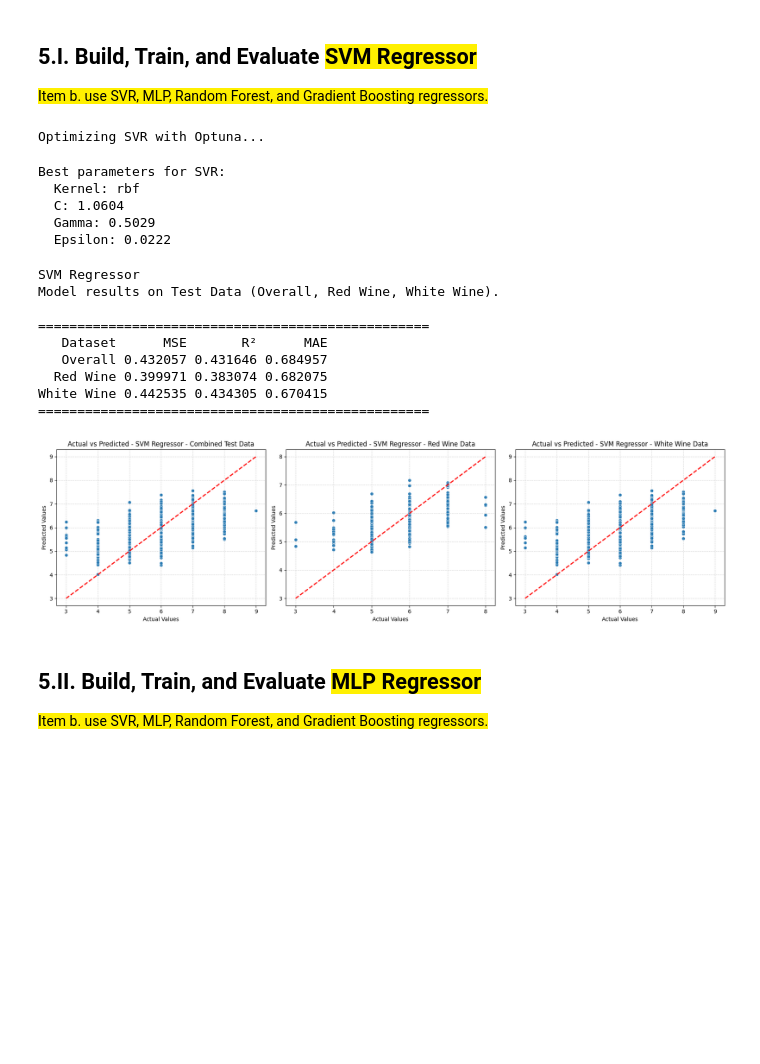
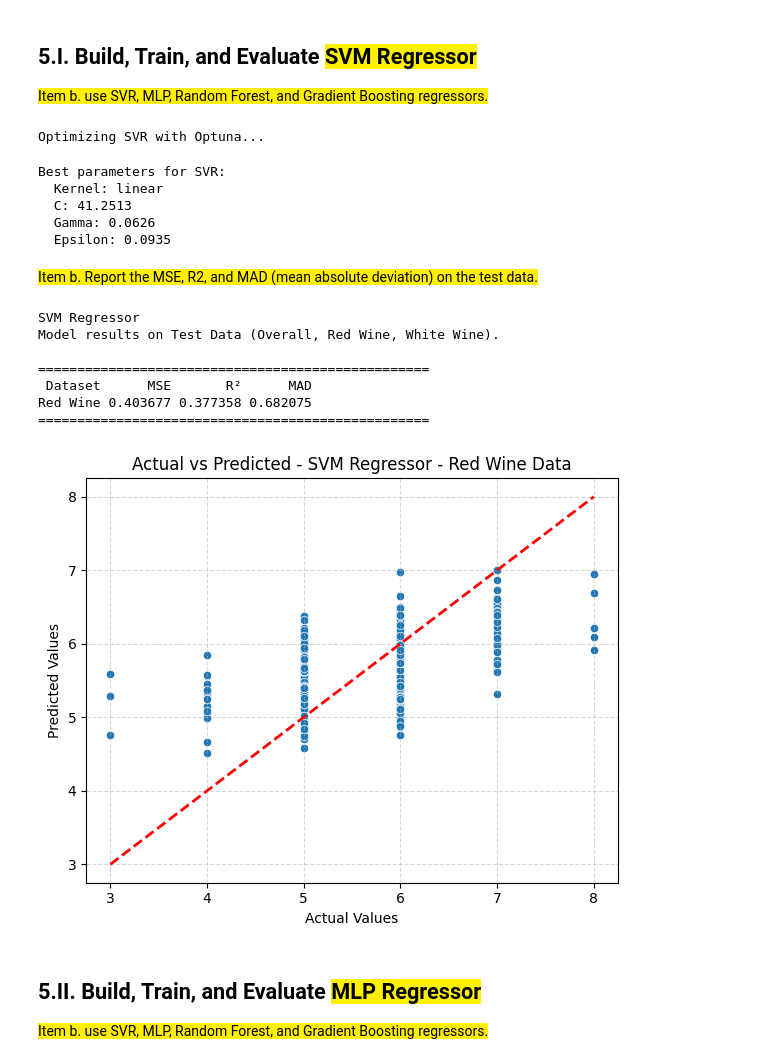
Before and after one commit to jonmaaku/AI221-machine-problems, a Jupyter notebook: mp3/MP3.ipynb, the cells around one changed output. Drawn from its saved outputs; the diff is of its cells as text; code cells hidden in the pictures; blank space fills up the shorter version.

```diff
--- a/mp3/MP3.ipynb
+++ b/mp3/MP3.ipynb
@@ -78,6 +108,6 @@ print(wine_quality.variables)
 # %%
 # Split the dataset into training and testing sets(30% test size, 70% train size), stratified by the target variable
-# Split first via color of the wine, then combine both colors after splitting
+
 X_red =  wine_quality.data["original"][wine_quality.data["original"]['color'] == 'red'].drop(columns=['quality', 'color'])
 y_red = wine_quality.data["original"][wine_quality.data["original"]['color'] == 'red']['quality']
 X_train_red, X_test_red, y_train_red, y_test_red = train_test_split(
@@ -90,11 +120,10 @@ X_train_white, X_test_white, y_train_white, y_test_white = train_test_split(
     X_white, y_white, test_size=0.3, stratify=y_white, random_state=42
 )
 
-# Combine the splits
-X_train = pd.concat([X_train_red, X_train_white])
-y_train = pd.concat([y_train_red, y_train_white])
-X_test = pd.concat([X_test_red, X_test_white])
-y_test = pd.concat([y_test_red, y_test_white])
+X_train = X_train_red
+y_train = y_train_red
+X_test = X_test_red
+y_test = y_test_red
 # %%
 def plot_target_distribution(dataframes, titles):
     """
@@ -844,39 +837,39 @@ print(f"  Epsilon: {best_params_svr['epsilon']:.4f}")
 # %% [output]
 Optimizing SVR with Optuna...
 Best parameters for SVR:
-  Kernel: rbf
-  C: 1.0604
-  Gamma: 0.5029
-  Epsilon: 0.0222
+  Kernel: linear
+  C: 41.2513
+  Gamma: 0.0626
+  Epsilon: 0.0935
+# %% [markdown]
+<mark style="background-color: #fff000;">Item b.  Report the MSE, R2, and MAD (mean absolute deviation) on the test data.</mark>
 # %%
 # --- Evaluate the final best model ---
 optimized_svm_regressor = Pipeline([
     ('scaler', StandardScaler()),
     ('svr', SVR(**best_params_svr))
 ])
 
 optimized_svm_regressor.fit(X_train, y_train)
 
 optimized_svm_regressor_results = evaluate_regression_model(optimized_svm_regressor, X_test, y_test,
                                                            red_test={"x":X_test_red, "y": y_test_red}, white_test={"x": X_test_white, "y": y_test_white})
 
 print_regression_results(optimized_svm_regressor_results, "SVM Regressor")
 plot_actual_vs_predicted({
-    "y_pred" : [optimized_svm_regressor.predict(X_test),optimized_svm_regressor.predict(X_test_red),optimized_svm_regressor.predict(X_test_white)],
-    "y_test": [y_test, y_test_red, y_test_white],
-    "model_name": ["SVM Regressor - Combined Test Data", "SVM Regressor - Red Wine Data", "SVM Regressor - White Wine Data"]
+    "y_pred" : [optimized_svm_regressor.predict(X_test_red)],
+    "y_test": [y_test_red],
+    "model_name": ["SVM Regressor - Red Wine Data"]
 })
 # %% [output]
 SVM Regressor
 Model results on Test Data (Overall, Red Wine, White Wine).
 
 ==================================================
-   Dataset      MSE       R²      MAE
-   Overall 0.432057 0.431646 0.684957
-  Red Wine 0.399971 0.383074 0.682075
-White Wine 0.442535 0.434305 0.670415
+ Dataset      MSE       R²      MAD
+Red Wine 0.403677 0.377358 0.682075
 ==================================================
-[figure, old version]
+[figure, new version]
 # %% [markdown]
 ## 5.II. Build, Train, and Evaluate <mark style="background-color: #fff000;"> MLP Regressor </mark>
 
```
Also changed, not shown: parts of 42 cells of this notebook, 4 other files.
